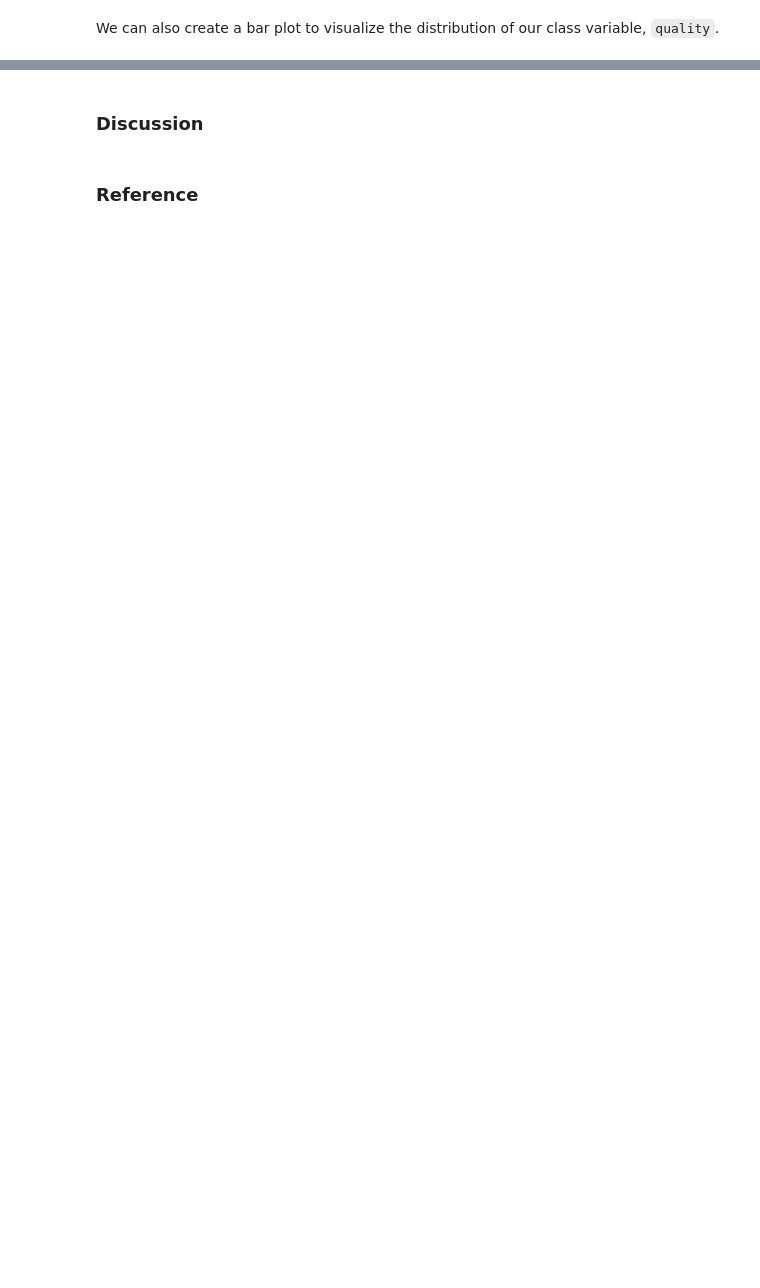
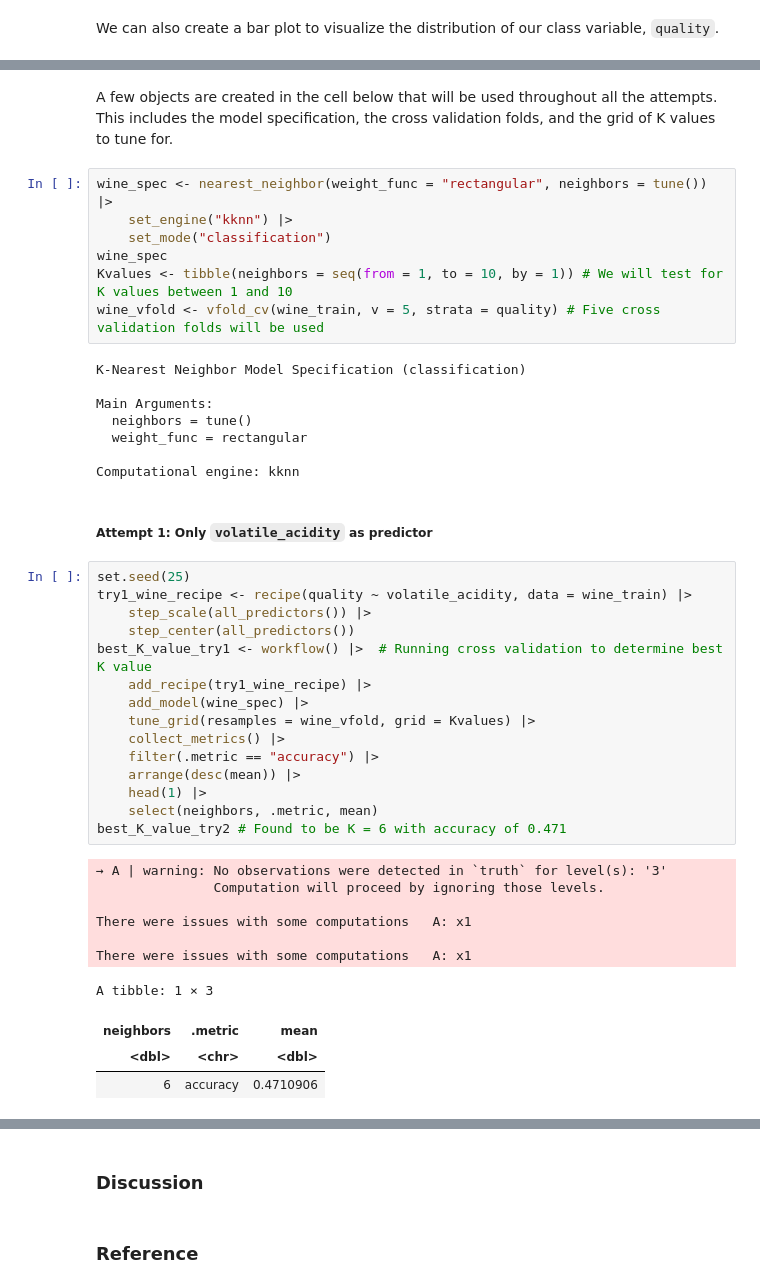
Before and after one commit to MostLeVert/goup01dsci100, a Jupyter notebook: Project_report.ipynb, the cells around one changed output, grey strips where cells are left out. Cells and saved outputs as stored; diff of their text form; blank space fills up the shorter version.

```diff
--- a/Project_report.ipynb
+++ b/Project_report.ipynb
@@ -127,0 +155,45 @@ This figure clearly shows that wine quality is not evenly distributed from 1 to
+# %% [markdown]
+A few objects are created in the cell below that will be used throughout all the attempts. This includes the model specification, the cross validation folds, and the grid of K values to tune for.
+# %%
+wine_spec <- nearest_neighbor(weight_func = "rectangular", neighbors = tune()) |>
+    set_engine("kknn") |>
+    set_mode("classification")
+wine_spec
+Kvalues <- tibble(neighbors = seq(from = 1, to = 10, by = 1)) # We will test for K values between 1 and 10
+wine_vfold <- vfold_cv(wine_train, v = 5, strata = quality) # Five cross validation folds will be used
+# %% [output]
+K-Nearest Neighbor Model Specification (classification)
+
+Main Arguments:
+  neighbors = tune()
+  weight_func = rectangular
+
+Computational engine: kknn
+# %% [markdown]
+##### Attempt 1: Only `volatile_acidity` as predictor
+# %%
+set.seed(25)
+try1_wine_recipe <- recipe(quality ~ volatile_acidity, data = wine_train) |>
+    step_scale(all_predictors()) |>
+    step_center(all_predictors())
+best_K_value_try1 <- workflow() |>  # Running cross validation to determine best K value
+    add_recipe(try1_wine_recipe) |>
+    add_model(wine_spec) |>
+    tune_grid(resamples = wine_vfold, grid = Kvalues) |>
+    collect_metrics() |>
+    filter(.metric == "accuracy") |>
+    arrange(desc(mean)) |>
+    head(1) |>
+    select(neighbors, .metric, mean)
+best_K_value_try2 # Found to be K = 6 with accuracy of 0.471
+# %% [output]
+→ A | warning: No observations were detected in `truth` for level(s): '3'
+               Computation will proceed by ignoring those levels.
+
+There were issues with some computations   A: x1
+
+There were issues with some computations   A: x1
+A tibble: 1 × 3
+| neighbors | .metric | mean |
+| <dbl> | <chr> | <dbl> |
+| 6 | accuracy | 0.4710906 |
```
Also changed, not shown: parts of 21 cells of this notebook.
